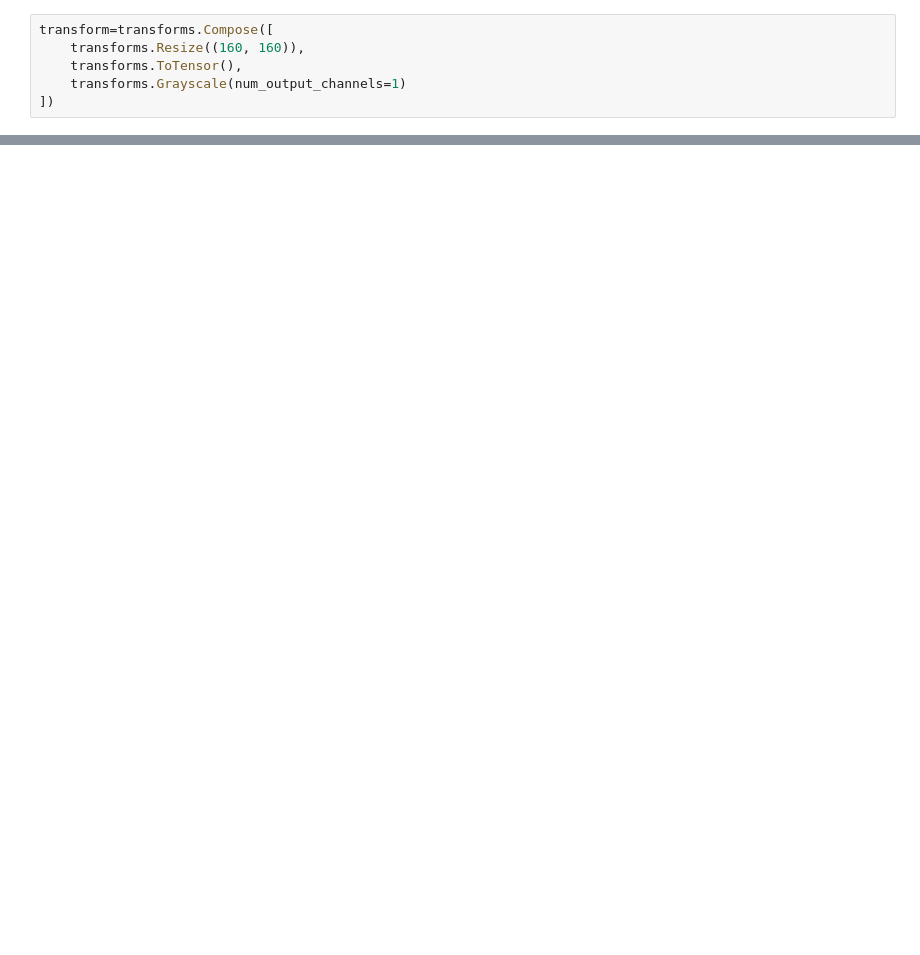
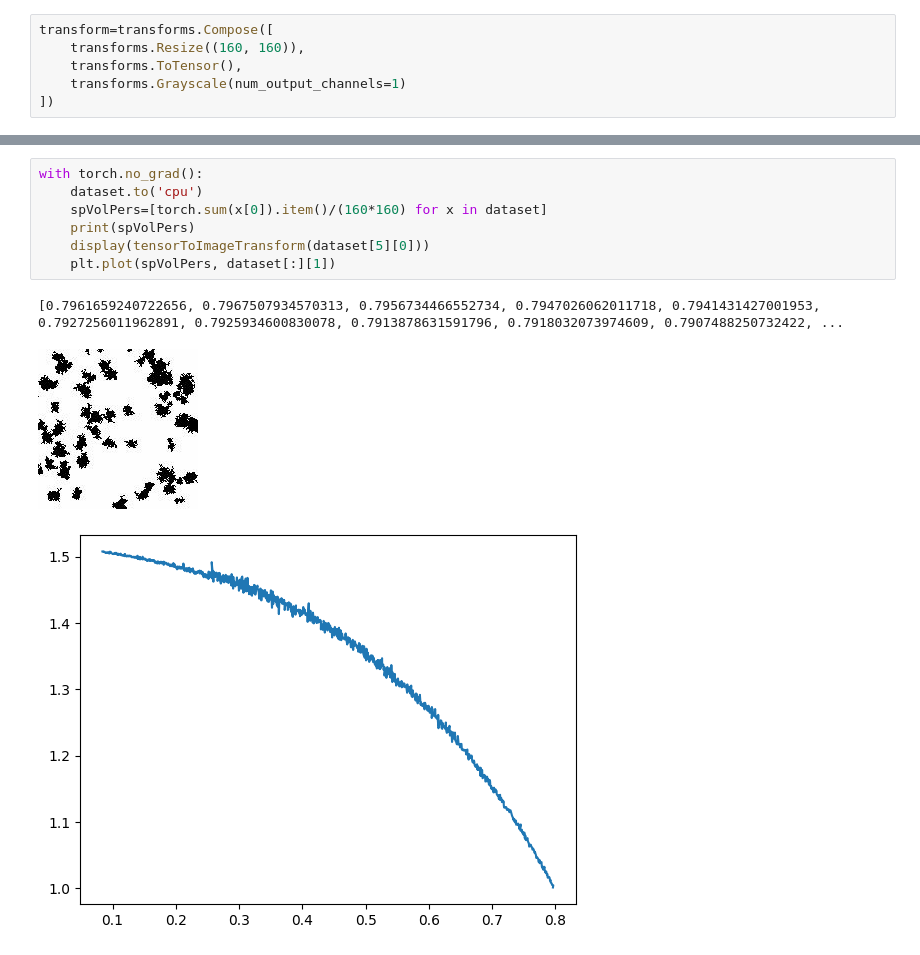
Before and after one commit to AadiDev005/Paraffin-EG-Model, a Jupyter notebook: CNN.ipynb, the cells around one changed output, grey strips where cells are left out. Saved outputs shown, nothing was run; the diff lists cells and outputs as text; blank space fills up the shorter version.

```diff
--- a/CNN.ipynb
+++ b/CNN.ipynb
@@ -81,0 +216,11 @@ tensor([[-0.0770]], grad_fn=<AddmmBackward0>)
+# %%
+with torch.no_grad():
+    dataset.to('cpu')
+    spVolPers=[torch.sum(x[0]).item()/(160*160) for x in dataset]
+    print(spVolPers)
+    display(tensorToImageTransform(dataset[5][0]))
+    plt.plot(spVolPers, dataset[:][1])
+# %% [output]
+[0.7961659240722656, 0.7967507934570313, 0.7956734466552734, 0.7947026062011718, 0.7941431427001953, 0.7927256011962891, 0.7925934600830078, 0.7913878631591796, 0.7918032073974609, 0.7907488250732422, ...
+[figure, added]
+[figure, added]
```
Also changed, not shown: parts of 18 cells of this notebook, 1 other file.
